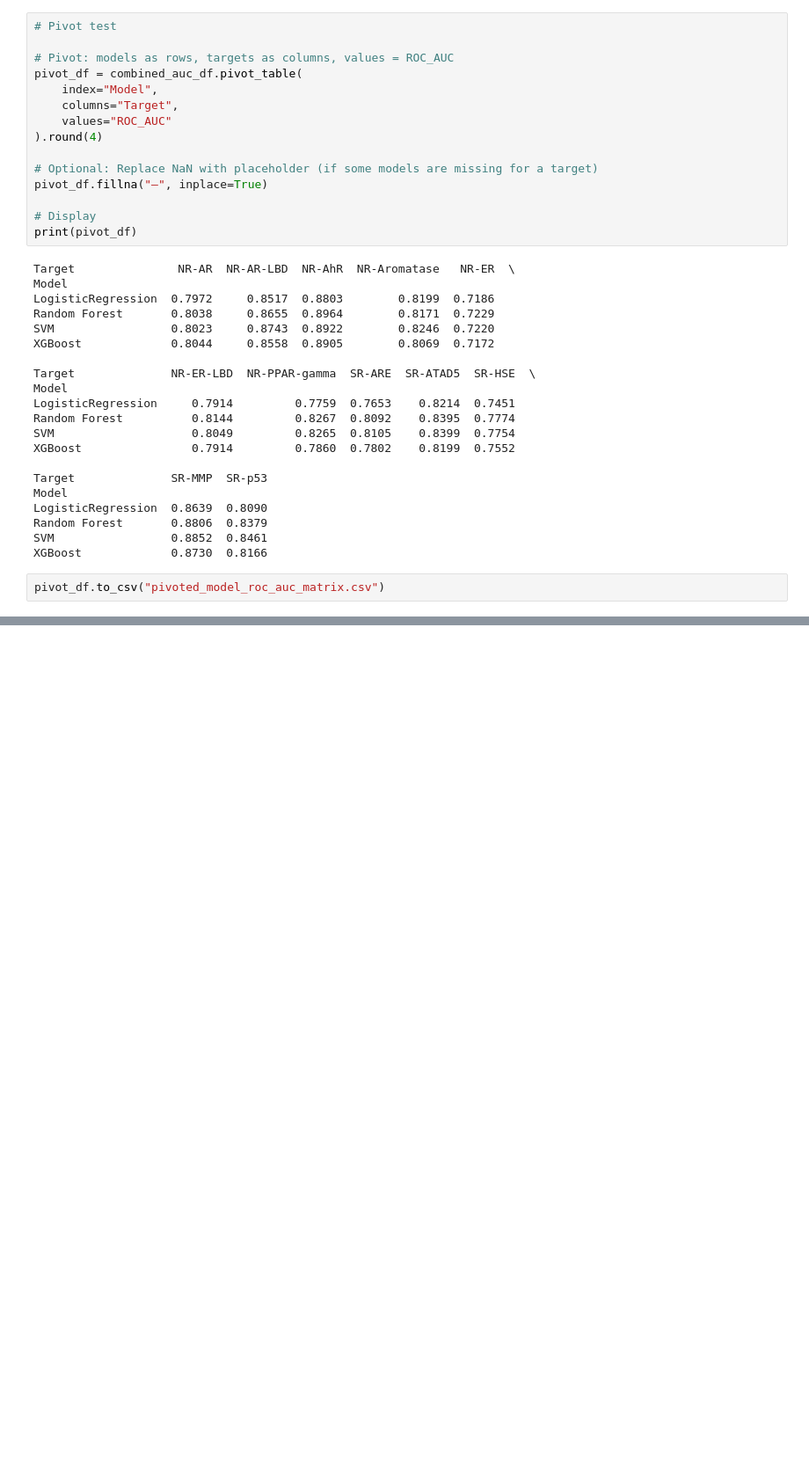
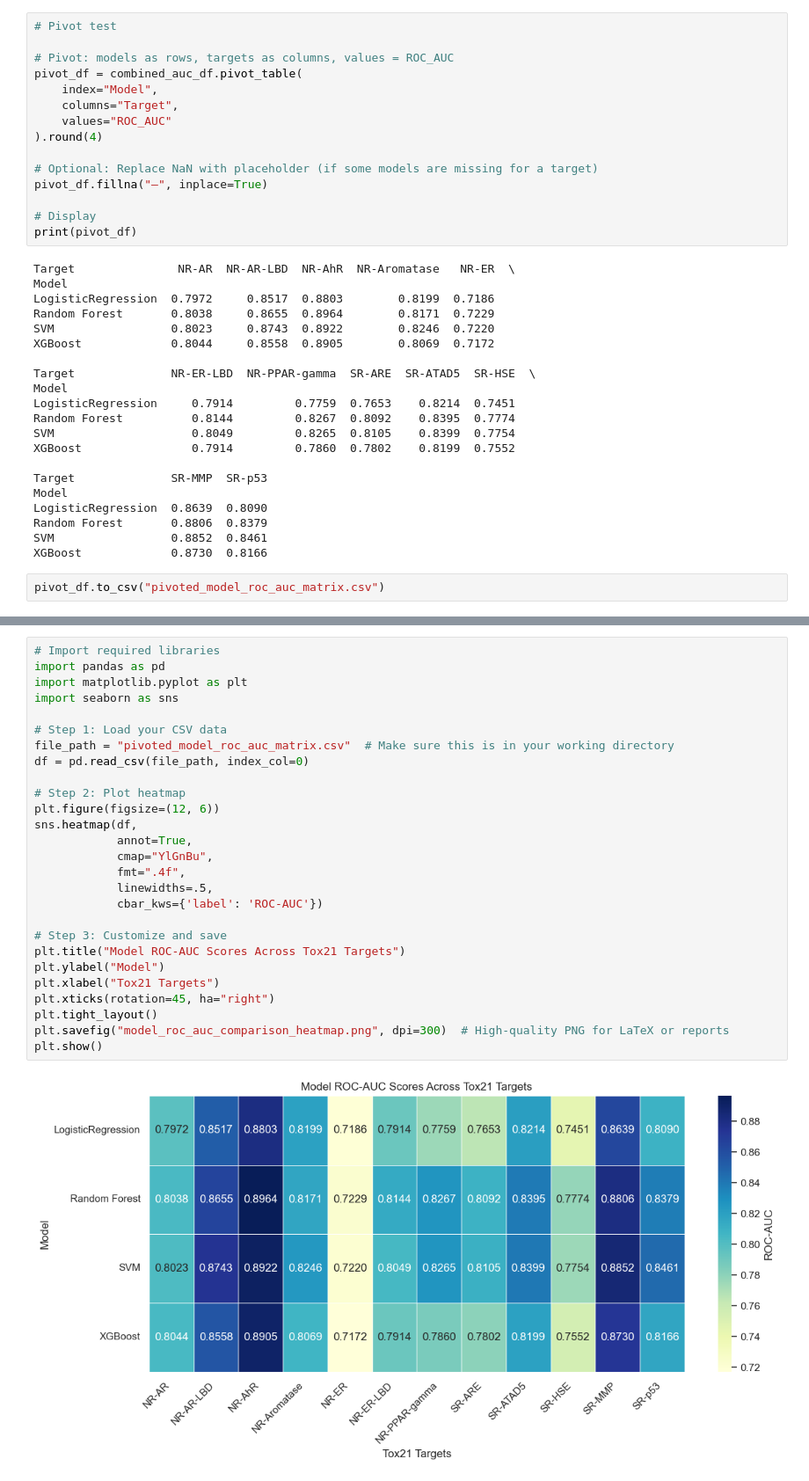
Before and after one commit to chanopsethiwan/MolecularPropertiesPrediction, a Jupyter notebook: notebook/tox21_saved_model_comparison.ipynb, the cells around one changed output, grey strips where cells are left out. Shown: that part at 88% size. Saved outputs shown, nothing was run; the diff lists cells and outputs as text; blank space fills up the shorter version.

```diff
--- a/notebook/tox21_saved_model_comparison.ipynb
+++ b/notebook/tox21_saved_model_comparison.ipynb
@@ -78,0 +119,29 @@ pivot_df.to_csv("pivoted_model_roc_auc_matrix.csv")
+# %%
+# Import required libraries
+import pandas as pd
+import matplotlib.pyplot as plt
+import seaborn as sns
+
+# Step 1: Load your CSV data
+file_path = "pivoted_model_roc_auc_matrix.csv"  # Make sure this is in your working directory
+df = pd.read_csv(file_path, index_col=0)
+
+# Step 2: Plot heatmap
+plt.figure(figsize=(12, 6))
+sns.heatmap(df,
+            annot=True,
+            cmap="YlGnBu",
+            fmt=".4f",
+            linewidths=.5,
+            cbar_kws={'label': 'ROC-AUC'})
+
+# Step 3: Customize and save
+plt.title("Model ROC-AUC Scores Across Tox21 Targets")
+plt.ylabel("Model")
+plt.xlabel("Tox21 Targets")
+plt.xticks(rotation=45, ha="right")
+plt.tight_layout()
+plt.savefig("model_roc_auc_comparison_heatmap.png", dpi=300)  # High-quality PNG for LaTeX or reports
+plt.show()
+# %% [output]
+[figure, added]
```
Also changed, not shown: parts of 9 cells of this notebook, 8 other files.
